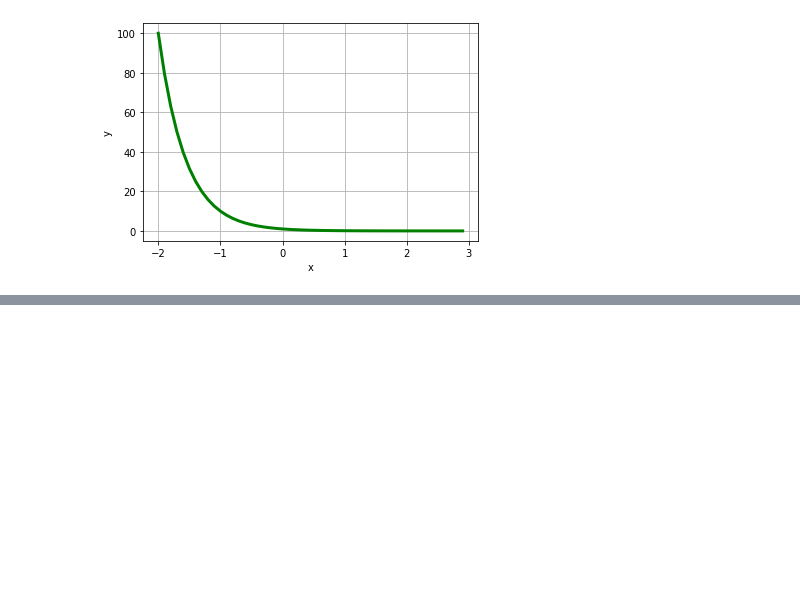
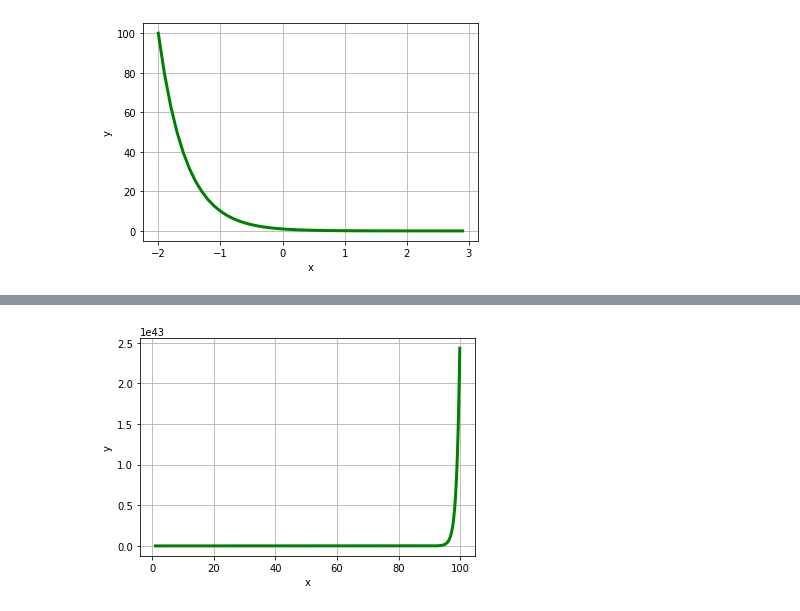
Before and after one commit to dxdiego5/data-science-growdev-matematica-statistica, a Jupyter notebook: funcoes_afim.ipynb, the cells around one changed output, grey strips where cells are left out. Saved outputs shown, nothing was run; the diff lists cells and outputs as text; code cells hidden in the pictures; blank space fills up the shorter version.

Commit message:
funcao_afim_sigmoide_2grau

```diff
--- a/funcoes_afim.ipynb
+++ b/funcoes_afim.ipynb
@@ -95,0 +107,12 @@ plt.grid(True)
+# %%
+# funcao E na X : Euler
+
+def f(x):
+  return np.exp(x)
+y = f(x)
+plt.plot(x,y,color='green',linewidth=3)
+plt.xlabel('x')
+plt.ylabel('y')
+plt.grid(True)
+# %% [output]
+[figure, added]
```
Also changed, not shown: parts of 5 cells of this notebook.
